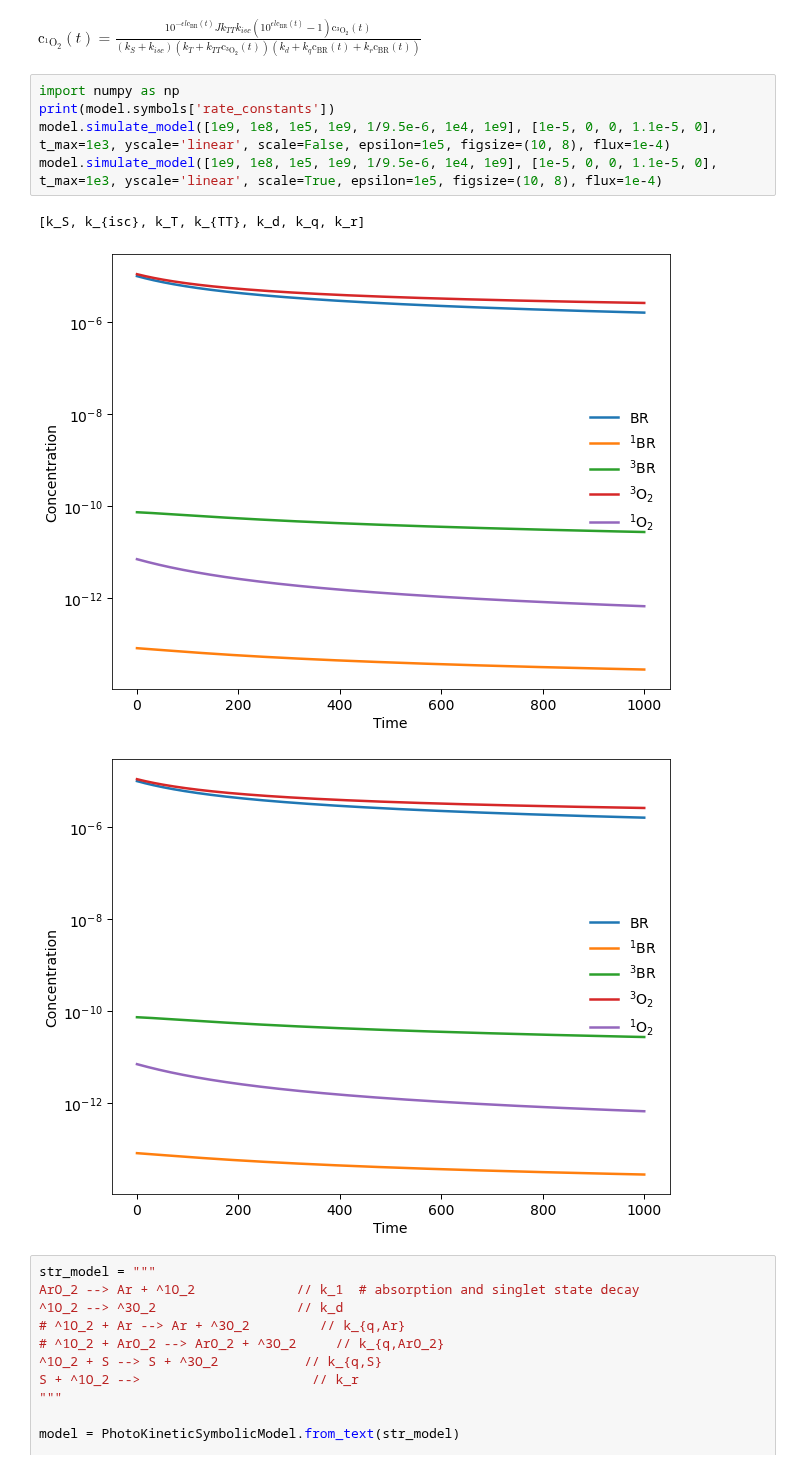
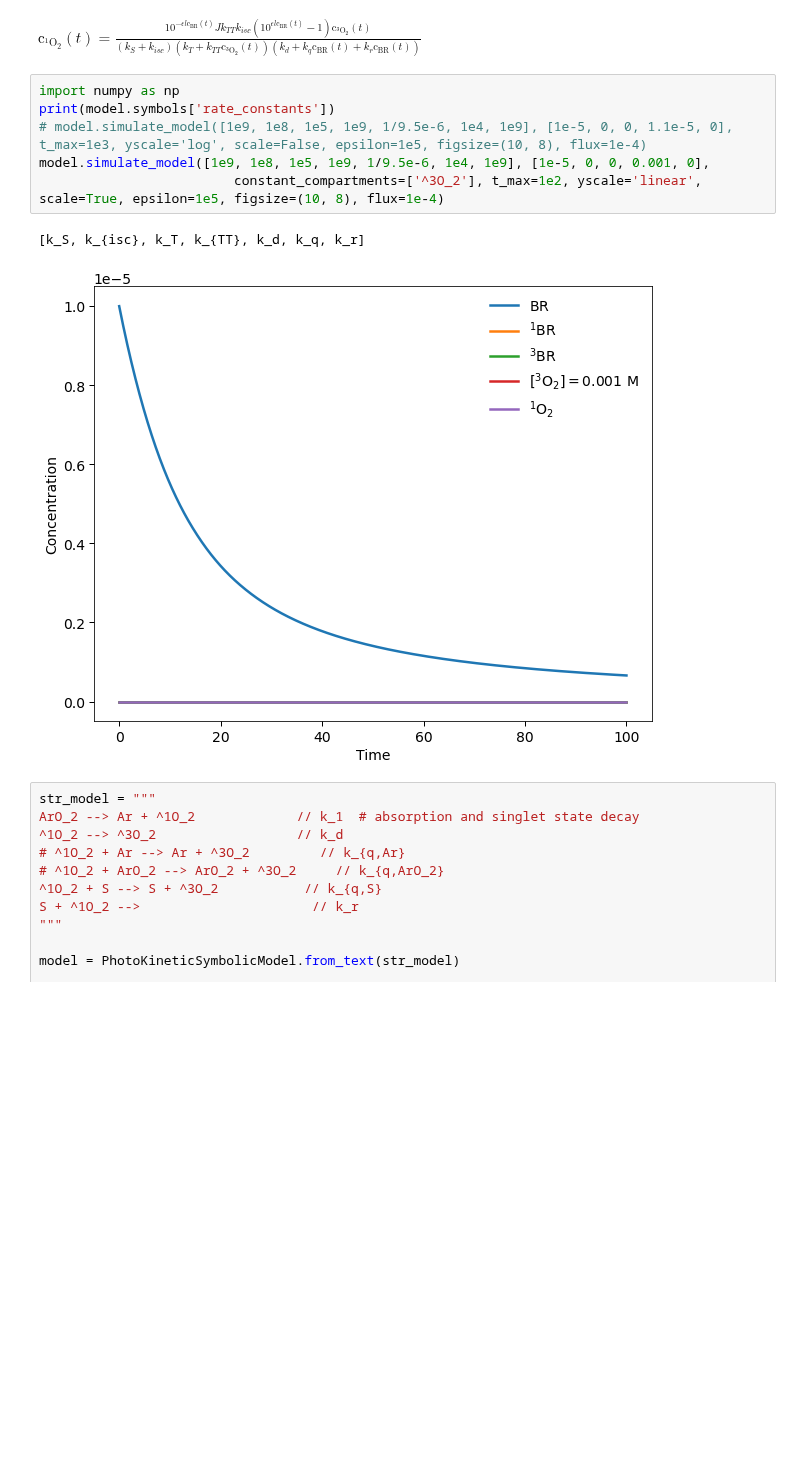
Before and after one commit to dmadea/Photo-Kinetic-Simulator, a Jupyter notebook: Simulator.ipynb, the cells around one changed output. Cells and saved outputs as stored; diff of their text form; blank space fills up the shorter version.

Commit message:
refactor, constant compartments option, odeint changed for solve_ivp

```diff
--- a/Simulator.ipynb
+++ b/Simulator.ipynb
@@ -97,12 +97,12 @@ $\displaystyle \operatorname{c_{^1O_2}}{\left(t \right)} = \frac{10^{- \epsilon
 # %%
 import numpy as np
 print(model.symbols['rate_constants'])
-model.simulate_model([1e9, 1e8, 1e5, 1e9, 1/9.5e-6, 1e4, 1e9], [1e-5, 0, 0, 1.1e-5, 0], t_max=1e3, yscale='linear', scale=False, epsilon=1e5, figsize=(10, 8), flux=1e-4)
-model.simulate_model([1e9, 1e8, 1e5, 1e9, 1/9.5e-6, 1e4, 1e9], [1e-5, 0, 0, 1.1e-5, 0], t_max=1e3, yscale='linear', scale=True, epsilon=1e5, figsize=(10, 8), flux=1e-4)
+# model.simulate_model([1e9, 1e8, 1e5, 1e9, 1/9.5e-6, 1e4, 1e9], [1e-5, 0, 0, 1.1e-5, 0], t_max=1e3, yscale='log', scale=False, epsilon=1e5, figsize=(10, 8), flux=1e-4)
+model.simulate_model([1e9, 1e8, 1e5, 1e9, 1/9.5e-6, 1e4, 1e9], [1e-5, 0, 0, 0.001, 0],
+                         constant_compartments=['^3O_2'], t_max=1e2, yscale='linear', scale=True, epsilon=1e5, figsize=(10, 8), flux=1e-4)
 # %% [output]
 [k_S, k_{isc}, k_T, k_{TT}, k_d, k_q, k_r]
-[figure, old version]
+[figure, new version]
-[figure, removed]
 # %%
 str_model = """
 ArO_2 --> Ar + ^1O_2             // k_1  # absorption and singlet state decay
```
Also changed, not shown: parts of 1 cell of this notebook, 1 other file.
